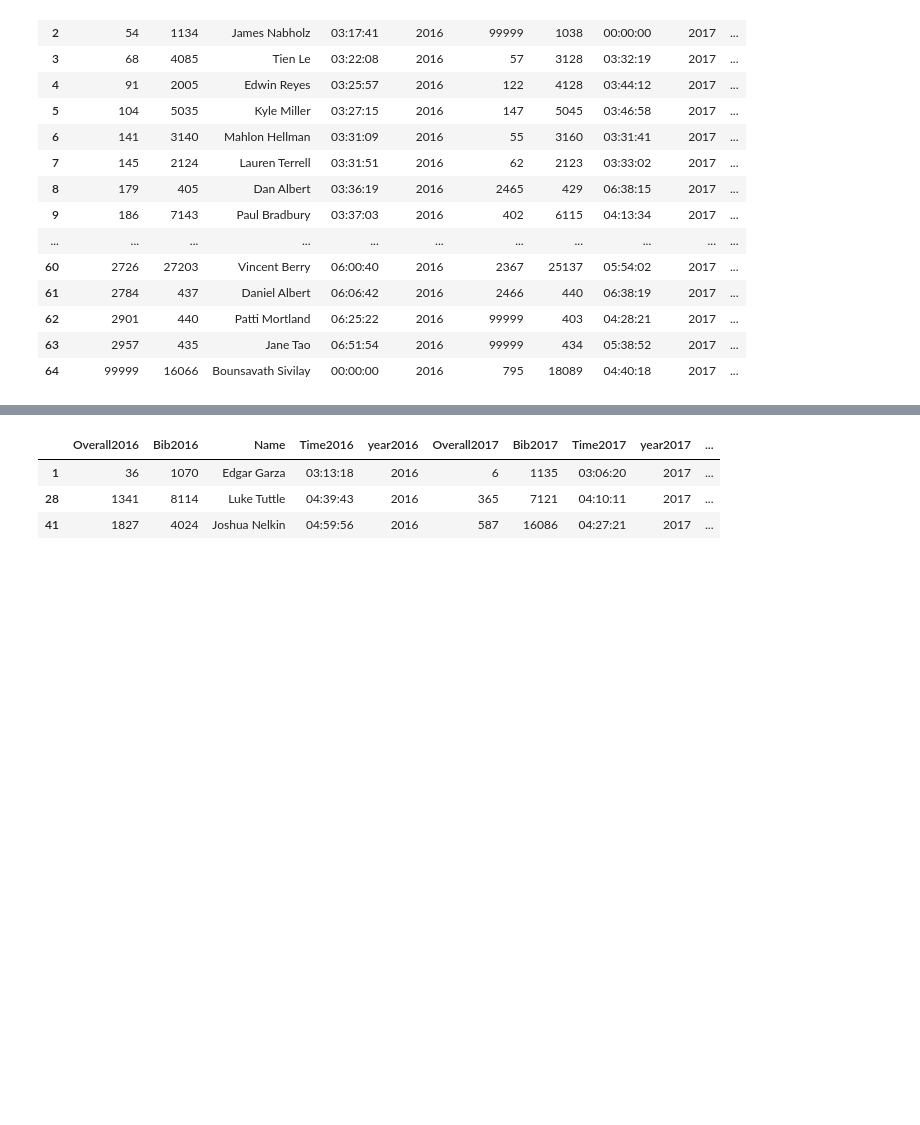
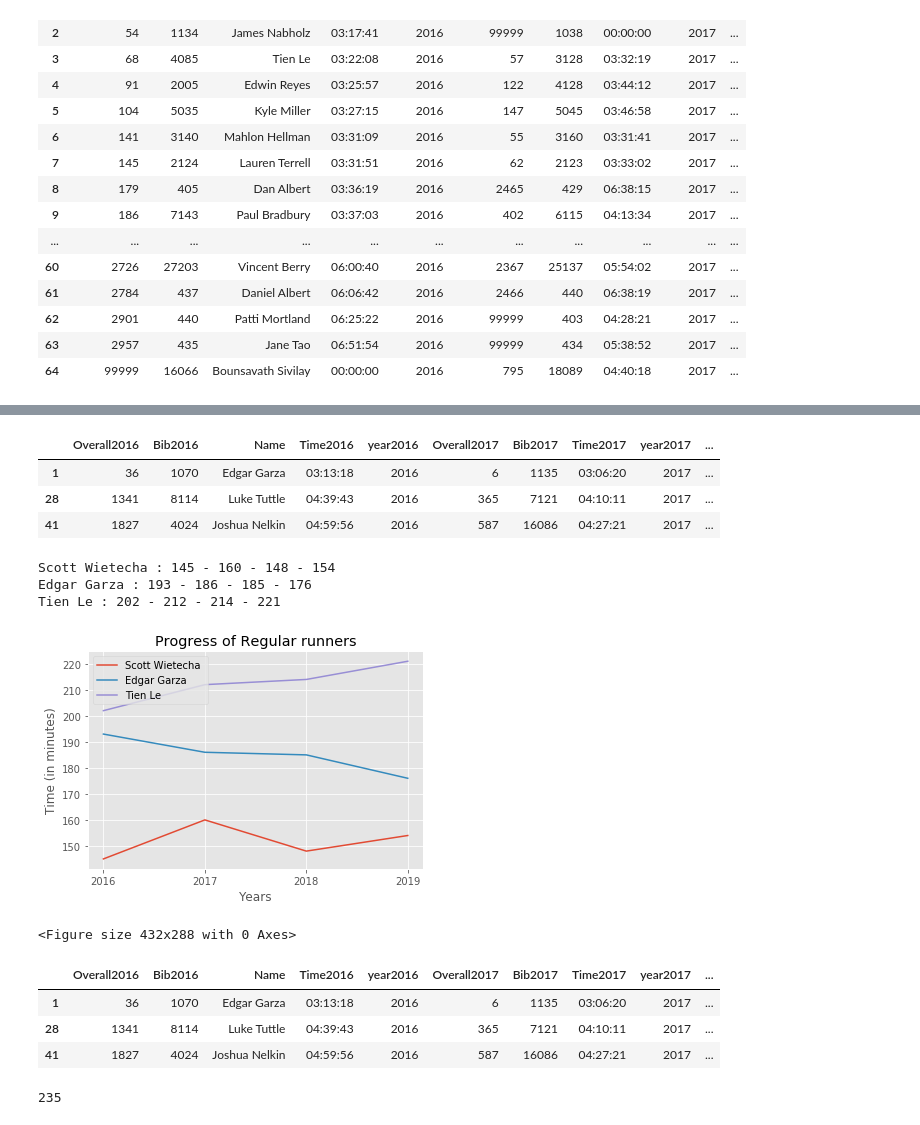
Before and after one commit to RakshandaKaukab05/web-scrapping-marathons, a Jupyter notebook: Marathon.ipynb, the cells around one changed output, grey strips where cells are left out. Saved outputs shown, nothing was run; the diff lists cells and outputs as text; code cells hidden in the pictures; blank space fills up the shorter version.

Commit message:
Function  and loops for data analysis

```diff
--- a/Marathon.ipynb
+++ b/Marathon.ipynb
@@ -595,3 +525,6 @@ result_df
 | 62 | 2901 | 440 | Patti Mortland | 06:25:22 | 2016 | 99999 | 403 | 04:28:21 | 2017 | ... |
 | 63 | 2957 | 435 | Jane Tao | 06:51:54 | 2016 | 99999 | 434 | 05:38:52 | 2017 | ... |
 | 64 | 99999 | 16066 | Bounsavath Sivilay | 00:00:00 | 2016 | 795 | 18089 | 04:40:18 | 2017 | ... |
+# %%
+zero1=result_df[(result_df['Time2019'] == '00:00:00')].index
+result_df= result_df.drop(zero1, inplace=False)
@@ -602,6 +572,65 @@ result_df.Name.count()
 # %%
-#only get runners who is faster year by year
-faster_runners = result_df.query('(Time2019 < Time2018) & (Time2018 < Time2017) & (Time2017 < Time2016)')
+df_runners = result_df.query('(Time2019 < Time2018) & (Time2018 < Time2017) & (Time2017 < Time2016)')
+df_runners
+# %% [output]
+|  | Overall2016 | Bib2016 | Name | Time2016 | year2016 | Overall2017 | Bib2017 | Time2017 | year2017 | ... |
+| 1 | 36 | 1070 | Edgar Garza | 03:13:18 | 2016 | 6 | 1135 | 03:06:20 | 2017 | ... |
+| 28 | 1341 | 8114 | Luke Tuttle | 04:39:43 | 2016 | 365 | 7121 | 04:10:11 | 2017 | ... |
+| 41 | 1827 | 4024 | Joshua Nelkin | 04:59:56 | 2016 | 587 | 16086 | 04:27:21 | 2017 | ... |
+# %%
+# writting for loop to only get runners who is faster year by year in full Marathon
+import time
+import datetime as dt
+fast = result_df.query('(Time2019 < Time2018) & (Time2018 < Time2017) & (Time2017 < Time2016)')
+fast = result_df.reset_index(drop=True)
+
+# setting the graph
+fig = plt.figure()
+graph = fig.add_subplot(111)
+
+# x axis are the years
+x_axis = [2016, 2017, 2018, 2019]
+graph.set_xticks(x_axis)
+graph.set_xticklabels(x_axis)
+
+
+# for each runner
+for i in range(0, len(df_runners)):
+
+    # get time for each year
+    _2016 = time.strptime(fast['Time2016'][i], "%H:%M:%S")
+    _2017 = time.strptime(fast['Time2017'][i], "%H:%M:%S")
+    _2018 = time.strptime(fast['Time2018'][i], "%H:%M:%S")
+    _2019 = time.strptime(fast['Time2019'][i], "%H:%M:%S")
+
+    # convert to minutes
+    minutes_2016 = int(dt.timedelta(hours=_2016.tm_hour,minutes=_2016.tm_min,seconds=_2016.tm_sec).total_seconds() / 60)
+    minutes_2017 = int(dt.timedelta(hours=_2017.tm_hour,minutes=_2017.tm_min,seconds=_2017.tm_sec).total_seconds() / 60)
+    minutes_2018 = int(dt.timedelta(hours=_2018.tm_hour,minutes=_2018.tm_min,seconds=_2018.tm_sec).total_seconds() / 60)
+    minutes_2019 = int(dt.timedelta(hours=_2019.tm_hour,minutes=_2019.tm_min,seconds=_2019.tm_sec).total_seconds() / 60)
+
+    # print name and times
+    print(fast['Name'][i] + ' : ' + str(minutes_2016) + ' - ' + str(minutes_2017) + ' - ' + str(minutes_2018) + ' - ' + str(minutes_2019))
+
+    # y axis are the times
+    y_axis = [minutes_2016, minutes_2017, minutes_2018, minutes_2019]
+
+    # insert into graph
+    graph.plot(x_axis, y_axis, label=i)
+
+# add axis labels
+plt.xlabel('Years')
+plt.ylabel('Time (in minutes)')
+plt.title('Progress of Regular runners')
+plt.legend(labels=('Scott Wietecha ','Edgar Garza','Tien Le'))
+plt.show()
+plt.savefig("Progress of Regular runners.png")
+# %% [output]
+Scott Wietecha : 145 - 160 - 148 - 154
+Edgar Garza : 193 - 186 - 185 - 176
+Tien Le : 202 - 212 - 214 - 221
+[figure, added]
+<Figure size 432x288 with 0 Axes>
 # %%
 faster_runners
 # %% [output]
@@ -611,0 +644,4 @@ faster_runners
+# %%
+regulars.Name.count()
+# %% [output]
+235
```
Also changed, not shown: parts of 54 cells of this notebook, 1 other file.
